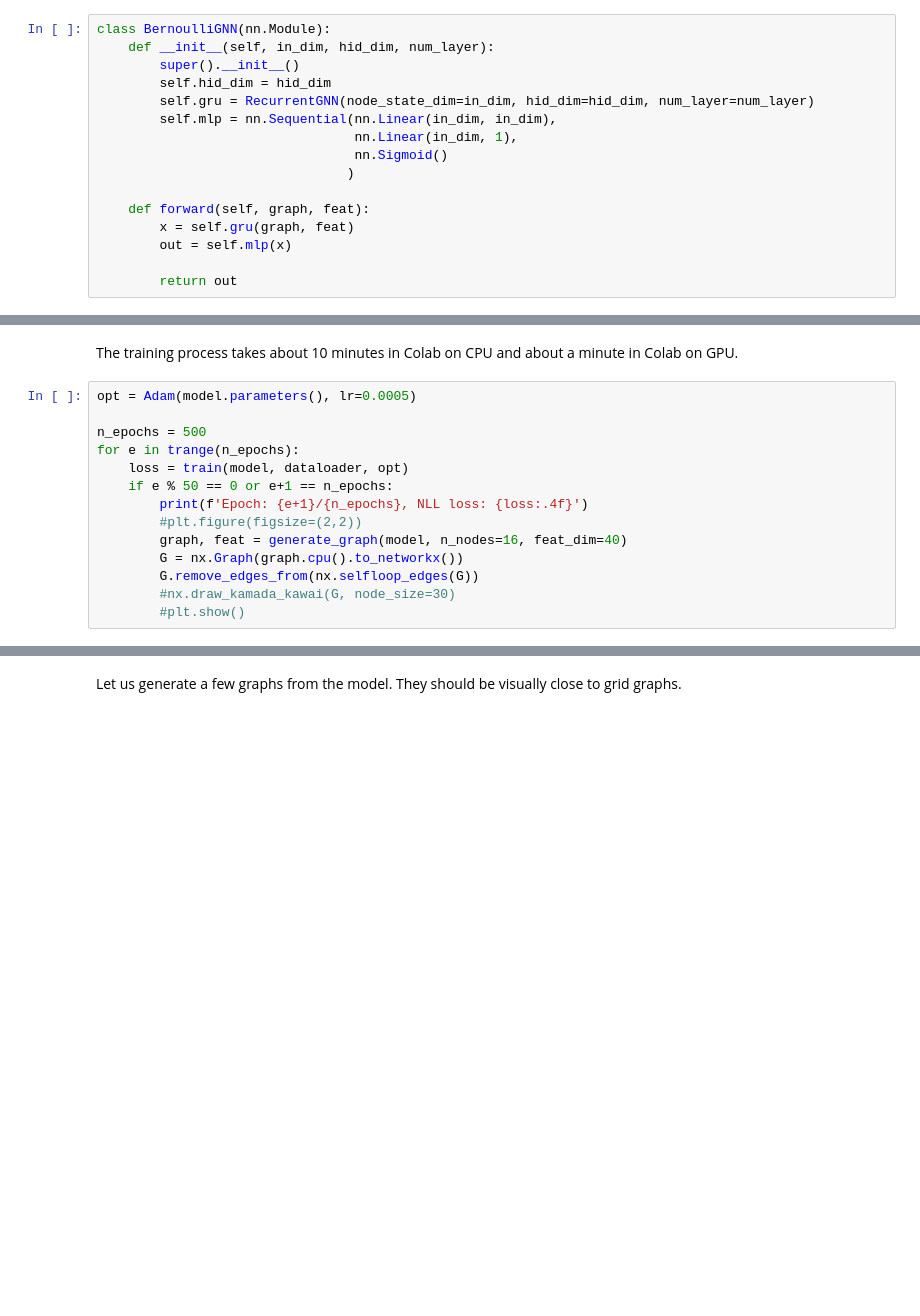
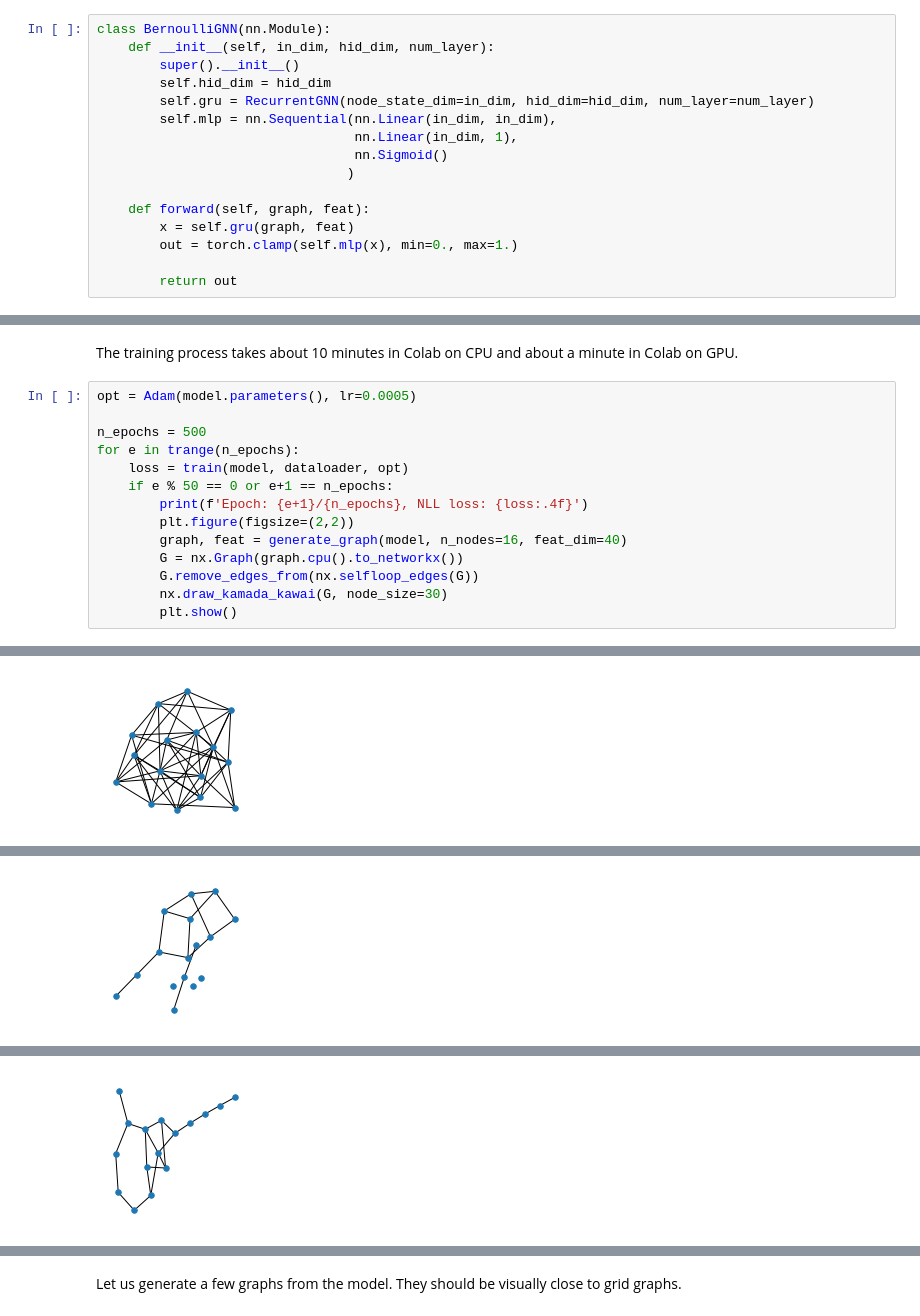
Before and after one commit to AlexShevchuk7/MADE, a Jupyter notebook: Graphs NN/assignment.ipynb, the cells around one changed output, grey strips where cells are left out. Saved outputs shown, nothing was run; the diff lists cells and outputs as text; blank space fills up the shorter version.

```diff
--- a/Graphs NN/assignment.ipynb
+++ b/Graphs NN/assignment.ipynb
@@ -157,7 +160,7 @@ class BernoulliGNN(nn.Module):
 
     def forward(self, graph, feat):
         x = self.gru(graph, feat)
-        out = self.mlp(x)
+        out = torch.clamp(self.mlp(x), min=0., max=1.)
 
         return out
 # %%
@@ -407,10 +412,10 @@ for e in trange(n_epochs):
     loss = train(model, dataloader, opt)
     if e % 50 == 0 or e+1 == n_epochs:
         print(f'Epoch: {e+1}/{n_epochs}, NLL loss: {loss:.4f}')
-        #plt.figure(figsize=(2,2))
+        plt.figure(figsize=(2,2))
         graph, feat = generate_graph(model, n_nodes=16, feat_dim=40)
         G = nx.Graph(graph.cpu().to_networkx())
         G.remove_edges_from(nx.selfloop_edges(G))
-        #nx.draw_kamada_kawai(G, node_size=30)
-        #plt.show()
+        nx.draw_kamada_kawai(G, node_size=30)
+        plt.show()
 # %% [output]
@@ -417,0 +423 @@ Epoch: 1/500, NLL loss: 0.6723
+[figure, added]
@@ -417,0 +425 @@ Epoch: 1/500, NLL loss: 0.6723
+[figure, added]
@@ -417,0 +427 @@ Epoch: 1/500, NLL loss: 0.6723
+[figure, added]
```
Also changed, not shown: parts of 9 cells of this notebook.
